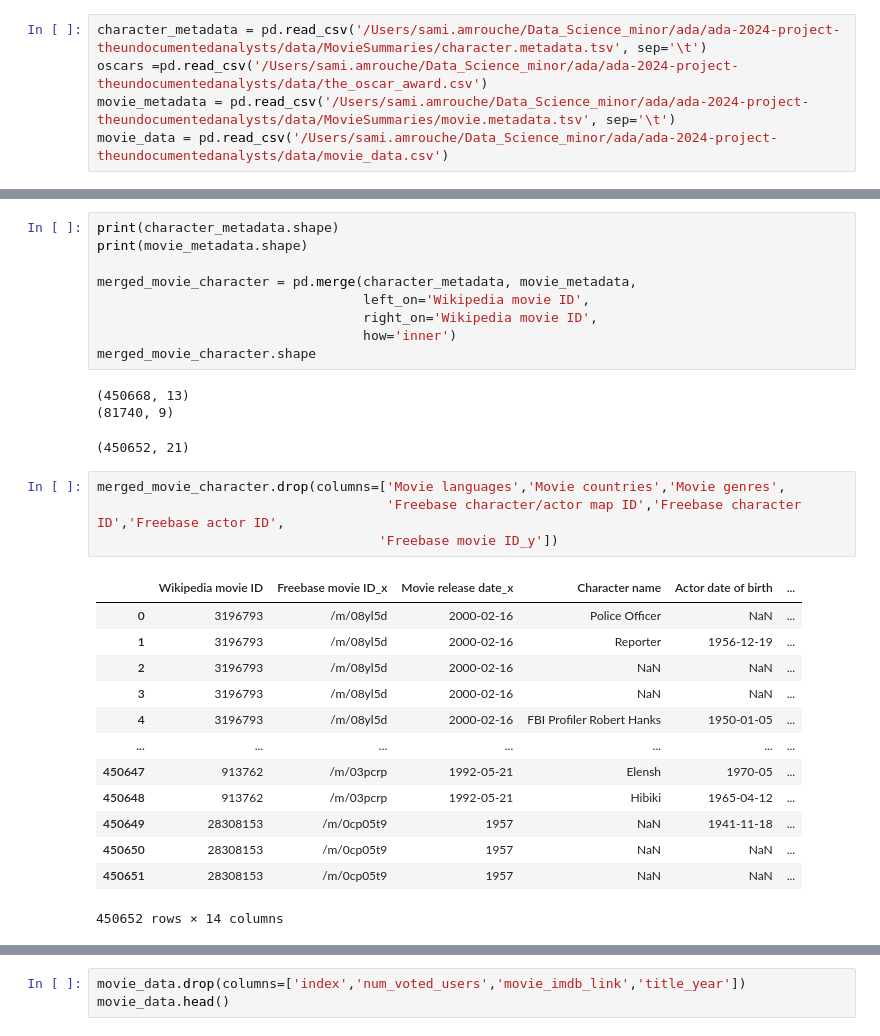
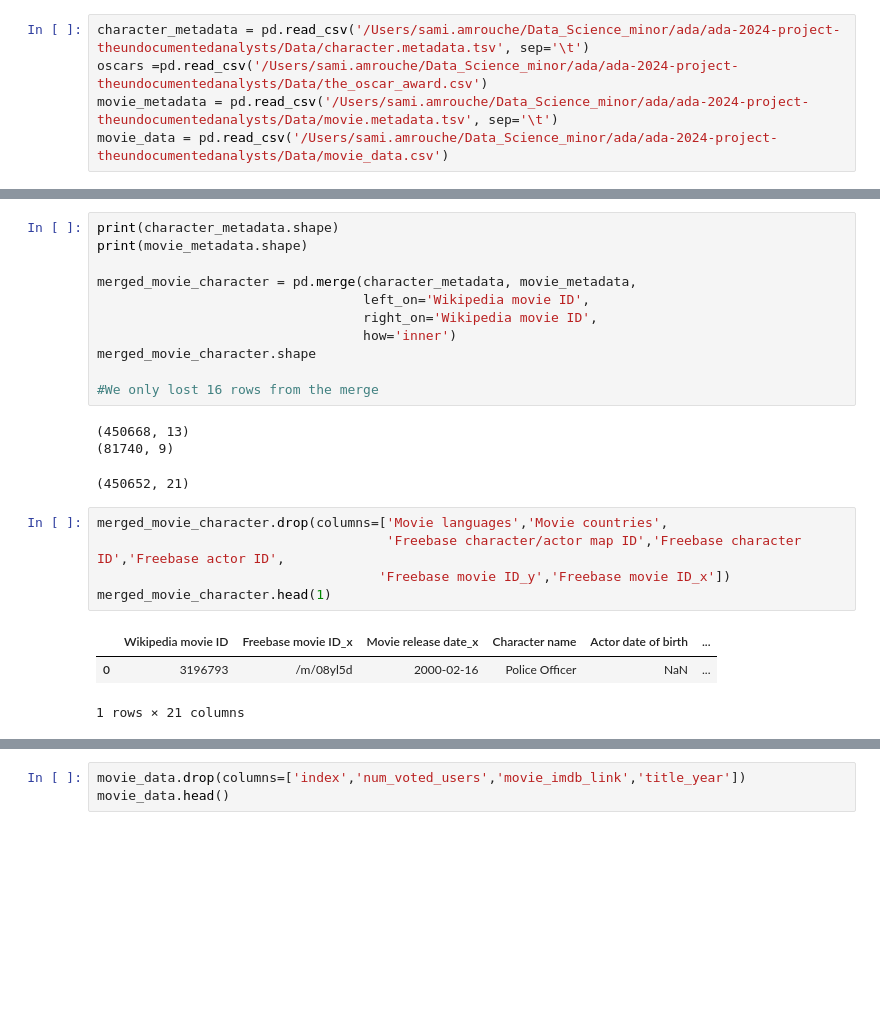
Before and after one commit to epfl-ada/ada-2024-project-theundocumentedanalysts, a Jupyter notebook: results.ipynb, the cells around one changed output, grey strips where cells are left out. Drawn from its saved outputs; the diff is of its cells as text; blank space fills up the shorter version.

Commit message:
sami cleaned

```diff
--- a/results.ipynb
+++ b/results.ipynb
@@ -7,8 +23,8 @@ import matplotlib.pyplot as plt
 # %%
-character_metadata = pd.read_csv('/Users/sami.amrouche/Data_Science_minor/ada/ada-2024-project-theundocumentedanalysts/data/MovieSummaries/character.metadata.tsv', sep='\t')
-oscars =pd.read_csv('/Users/sami.amrouche/Data_Science_minor/ada/ada-2024-project-theundocumentedanalysts/data/the_oscar_award.csv')
-movie_metadata = pd.read_csv('/Users/sami.amrouche/Data_Science_minor/ada/ada-2024-project-theundocumentedanalysts/data/MovieSummaries/movie.metadata.tsv', sep='\t')
-movie_data = pd.read_csv('/Users/sami.amrouche/Data_Science_minor/ada/ada-2024-project-theundocumentedanalysts/data/movie_data.csv')
+character_metadata = pd.read_csv('/Users/sami.amrouche/Data_Science_minor/ada/ada-2024-project-theundocumentedanalysts/Data/character.metadata.tsv', sep='\t')
+oscars =pd.read_csv('/Users/sami.amrouche/Data_Science_minor/ada/ada-2024-project-theundocumentedanalysts/Data/the_oscar_award.csv')
+movie_metadata = pd.read_csv('/Users/sami.amrouche/Data_Science_minor/ada/ada-2024-project-theundocumentedanalysts/Data/movie.metadata.tsv', sep='\t')
+movie_data = pd.read_csv('/Users/sami.amrouche/Data_Science_minor/ada/ada-2024-project-theundocumentedanalysts/Data/movie_data.csv')
 # %%
 movie_metadata.columns =['Wikipedia movie ID','Freebase movie ID','Movie name','Movie release date',
                          'Movie box office revenue','Movie runtime','Movie languages',
@@ -55,25 +81,18 @@ merged_movie_character = pd.merge(character_metadata, movie_metadata,
                                   right_on='Wikipedia movie ID',
                                   how='inner')
 merged_movie_character.shape
+
+#We only lost 16 rows from the merge
 # %% [output]
 (450668, 13)
 (81740, 9)
 (450652, 21)
 # %%
-merged_movie_character.drop(columns=['Movie languages','Movie countries','Movie genres',
+merged_movie_character.drop(columns=['Movie languages','Movie countries',
                                      'Freebase character/actor map ID','Freebase character ID','Freebase actor ID',
-                                    'Freebase movie ID_y'])
+                                    'Freebase movie ID_y','Freebase movie ID_x'])
+merged_movie_character.head(1)
 # %% [output]
 |  | Wikipedia movie ID | Freebase movie ID_x | Movie release date_x | Character name | Actor date of birth | ... |
 | 0 | 3196793 | /m/08yl5d | 2000-02-16 | Police Officer | NaN | ... |
-| 1 | 3196793 | /m/08yl5d | 2000-02-16 | Reporter | 1956-12-19 | ... |
-| 2 | 3196793 | /m/08yl5d | 2000-02-16 | NaN | NaN | ... |
-| 3 | 3196793 | /m/08yl5d | 2000-02-16 | NaN | NaN | ... |
-| 4 | 3196793 | /m/08yl5d | 2000-02-16 | FBI Profiler Robert Hanks | 1950-01-05 | ... |
-| ... | ... | ... | ... | ... | ... | ... |
-| 450647 | 913762 | /m/03pcrp | 1992-05-21 | Elensh | 1970-05 | ... |
-| 450648 | 913762 | /m/03pcrp | 1992-05-21 | Hibiki | 1965-04-12 | ... |
-| 450649 | 28308153 | /m/0cp05t9 | 1957 | NaN | 1941-11-18 | ... |
-| 450650 | 28308153 | /m/0cp05t9 | 1957 | NaN | NaN | ... |
-| 450651 | 28308153 | /m/0cp05t9 | 1957 | NaN | NaN | ... |
-450652 rows × 14 columns
+1 rows × 21 columns
```
Also changed, not shown: parts of 31 cells of this notebook.
